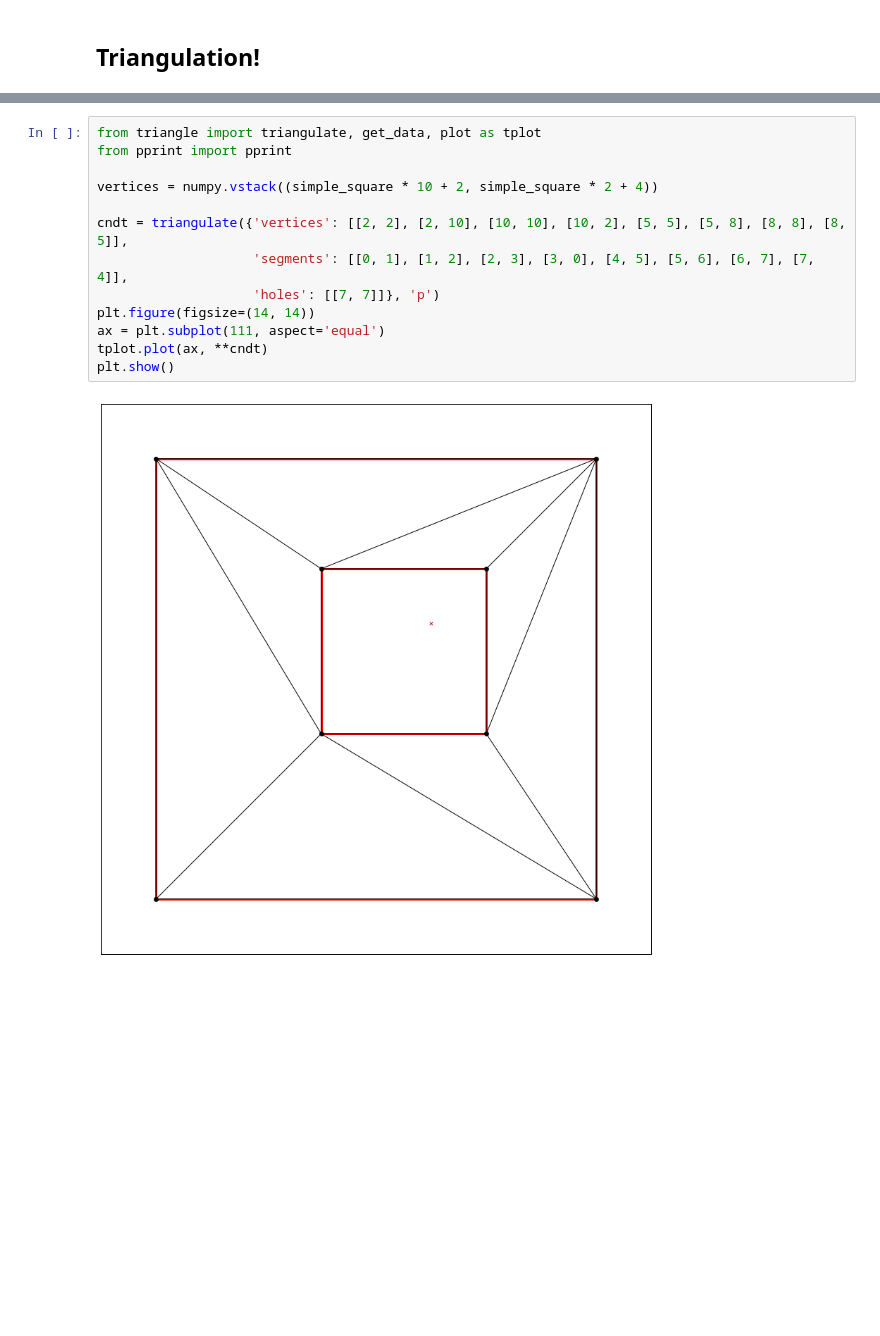
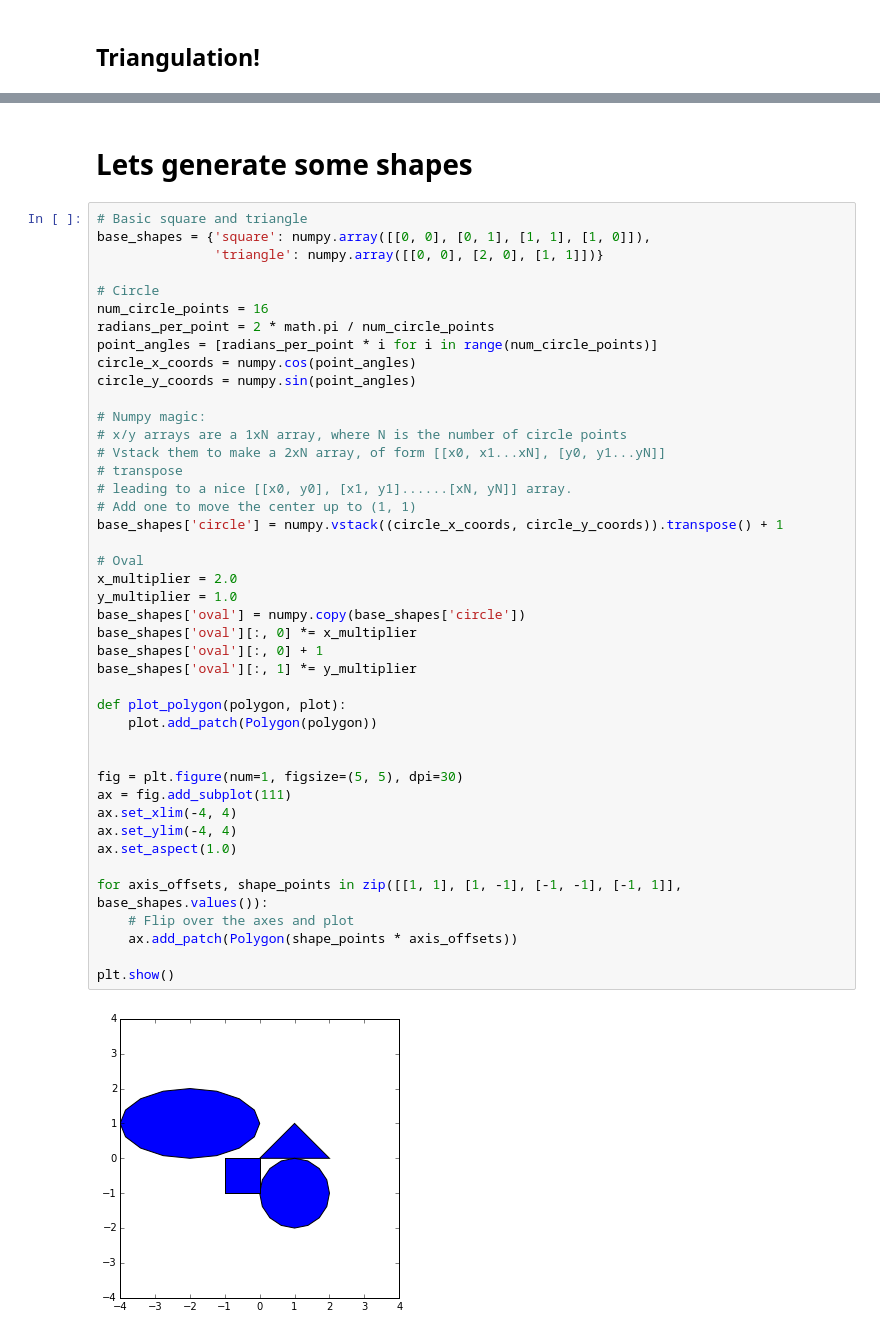
Before and after one commit to levisaya/triangulate, a Jupyter notebook: Triangulation!.ipynb, the cells around one changed output, grey strips where cells are left out. Saved outputs shown, nothing was run; the diff lists cells and outputs as text; blank space fills up the shorter version.

```diff
--- a/Triangulation!.ipynb
+++ b/Triangulation!.ipynb
@@ -44,15 +12,47 @@ plt.show()
-# %%
-from triangle import triangulate, get_data, plot as tplot
-from pprint import pprint
-
-vertices = numpy.vstack((simple_square * 10 + 2, simple_square * 2 + 4))
-
-cndt = triangulate({'vertices': [[2, 2], [2, 10], [10, 10], [10, 2], [5, 5], [5, 8], [8, 8], [8, 5]],
-                    'segments': [[0, 1], [1, 2], [2, 3], [3, 0], [4, 5], [5, 6], [6, 7], [7, 4]],
-                    'holes': [[7, 7]]}, 'p')
-plt.figure(figsize=(14, 14))
-ax = plt.subplot(111, aspect='equal')
-tplot.plot(ax, **cndt)
-plt.show()
-# %% [output]
-[figure, removed]
+# %% [markdown]
+# Lets generate some shapes
+# %%
+# Basic square and triangle
+base_shapes = {'square': numpy.array([[0, 0], [0, 1], [1, 1], [1, 0]]),
+               'triangle': numpy.array([[0, 0], [2, 0], [1, 1]])}
+
+# Circle
+num_circle_points = 16
+radians_per_point = 2 * math.pi / num_circle_points
+point_angles = [radians_per_point * i for i in range(num_circle_points)]
+circle_x_coords = numpy.cos(point_angles)
+circle_y_coords = numpy.sin(point_angles)
+
+# Numpy magic:
+# x/y arrays are a 1xN array, where N is the number of circle points
+# Vstack them to make a 2xN array, of form [[x0, x1...xN], [y0, y1...yN]]
+# transpose
+# leading to a nice [[x0, y0], [x1, y1]......[xN, yN]] array.
+# Add one to move the center up to (1, 1)
+base_shapes['circle'] = numpy.vstack((circle_x_coords, circle_y_coords)).transpose() + 1
+
+# Oval
+x_multiplier = 2.0
+y_multiplier = 1.0
+base_shapes['oval'] = numpy.copy(base_shapes['circle'])
+base_shapes['oval'][:, 0] *= x_multiplier
+base_shapes['oval'][:, 0] + 1
+base_shapes['oval'][:, 1] *= y_multiplier
+
+def plot_polygon(polygon, plot):
+    plot.add_patch(Polygon(polygon))
+
+
+fig = plt.figure(num=1, figsize=(5, 5), dpi=30)
+ax = fig.add_subplot(111)
+ax.set_xlim(-4, 4)
+ax.set_ylim(-4, 4)
+ax.set_aspect(1.0)
+
+for axis_offsets, shape_points in zip([[1, 1], [1, -1], [-1, -1], [-1, 1]], base_shapes.values()):
+    # Flip over the axes and plot
+    ax.add_patch(Polygon(shape_points * axis_offsets))
+
+plt.show()
+# %% [output]
+[figure, added]
```
Also changed, not shown: parts of 12 cells of this notebook.
